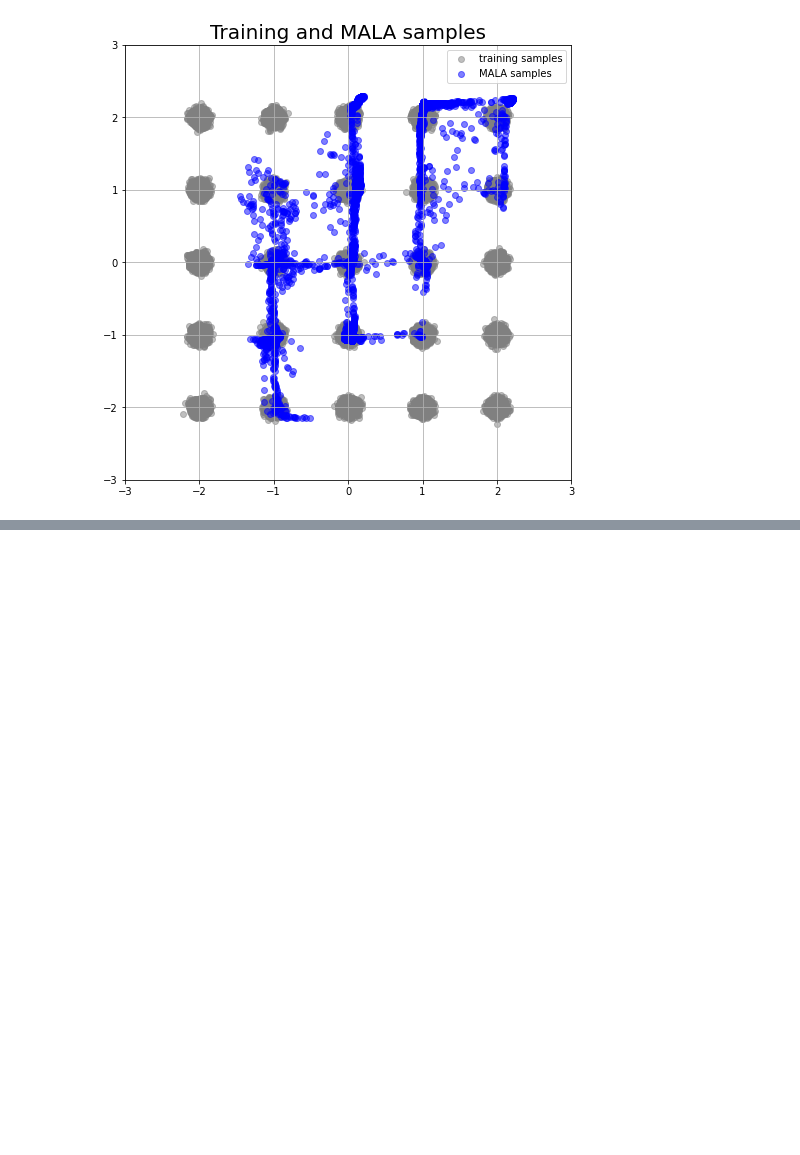
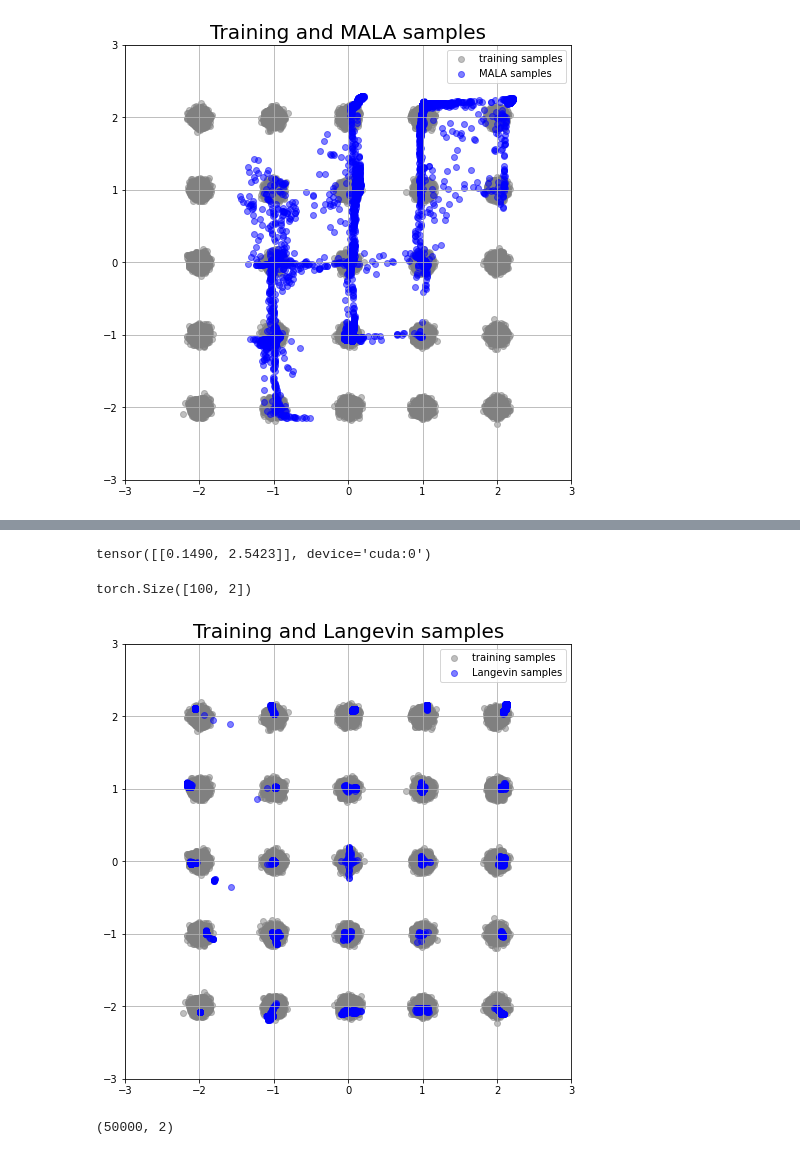
Before and after one commit to premolab/gans_sampling, a Jupyter notebook: notebooks/MHGAN_gaussians.ipynb, the cells around one changed output, grey strips where cells are left out. Drawn from its saved outputs; the diff is of its cells as text; code cells hidden in the pictures; blank space fills up the shorter version.

Commit message:
add notebook with Langevin sampling

```diff
--- a/notebooks/MHGAN_gaussians.ipynb
+++ b/notebooks/MHGAN_gaussians.ipynb
@@ -387,0 +439,12 @@ plot_fake_data_mode(fake_mala, X_train, mode, path_to_save,
+# %%
+z_dim = 2
+loc = torch.zeros(z_dim).to(device)
+scale = torch.ones(z_dim).to(device)
+P = Normal(loc, scale)
+alpha = 1.0
+z = torch.Tensor([[1.0, -0.5]]).to(D.device)
+z.requires_grad_(True)
+grads = e_grad(z, P, G, D, alpha, ret_e=False)
+print(grads)
+# %% [output]
+tensor([[0.1490, 2.5423]], device='cuda:0')
@@ -387,0 +476,34 @@ plot_fake_data_mode(fake_mala, X_train, mode, path_to_save,
+# %%
+z = P.sample([100])
+z.requires_grad_(True)
+latent_arr = langevin_dynamics(z, G, D, alpha, n_steps, step_lr, eps_std)
+# %%
+latent_arr[-1].shape
+# %% [output]
+torch.Size([100, 2])
+# %%
+from tqdm import tqdm
+def langevin_sample(gen, dis, alpha, n_steps, step_lr, eps_std, n=5000, batchsize=100):
+    ims = []
+    zs = []
+    for i in tqdm(range(0, n, batchsize)):
+        z = gen.make_hidden(batchsize)
+        z.requires_grad_(True)
+        z_sp = langevin_dynamics(z, gen, dis, alpha, n_steps, step_lr, eps_std)
+        x = gen(z_sp[-1]).data.cpu().numpy()
+        ims.append(x)
+        zs.append(np.stack([o.data.cpu().numpy() for o in z_sp], axis=0))
+
+    ims = np.asarray(ims)
+    zs = np.stack(zs, axis=0)
+    return ims, zs
+# %%
+ims, zs = langevin_sample(G, D, alpha, n_steps, step_lr, eps_std, n=5000, batchsize=100)
+# %%
+ims = ims.reshape((-1, 2))
+# %%
+mode = 'Langevin'
+plot_fake_data_mode(ims, X_train, mode, path_to_save,
+                    scaler = scaler)
+# %% [output]
+[figure, added]
@@ -387,0 +514,4 @@ plot_fake_data_mode(fake_mala, X_train, mode, path_to_save,
+# %%
+ims.shape
+# %% [output]
+(50000, 2)
```
Also changed, not shown: parts of 47 cells of this notebook.
